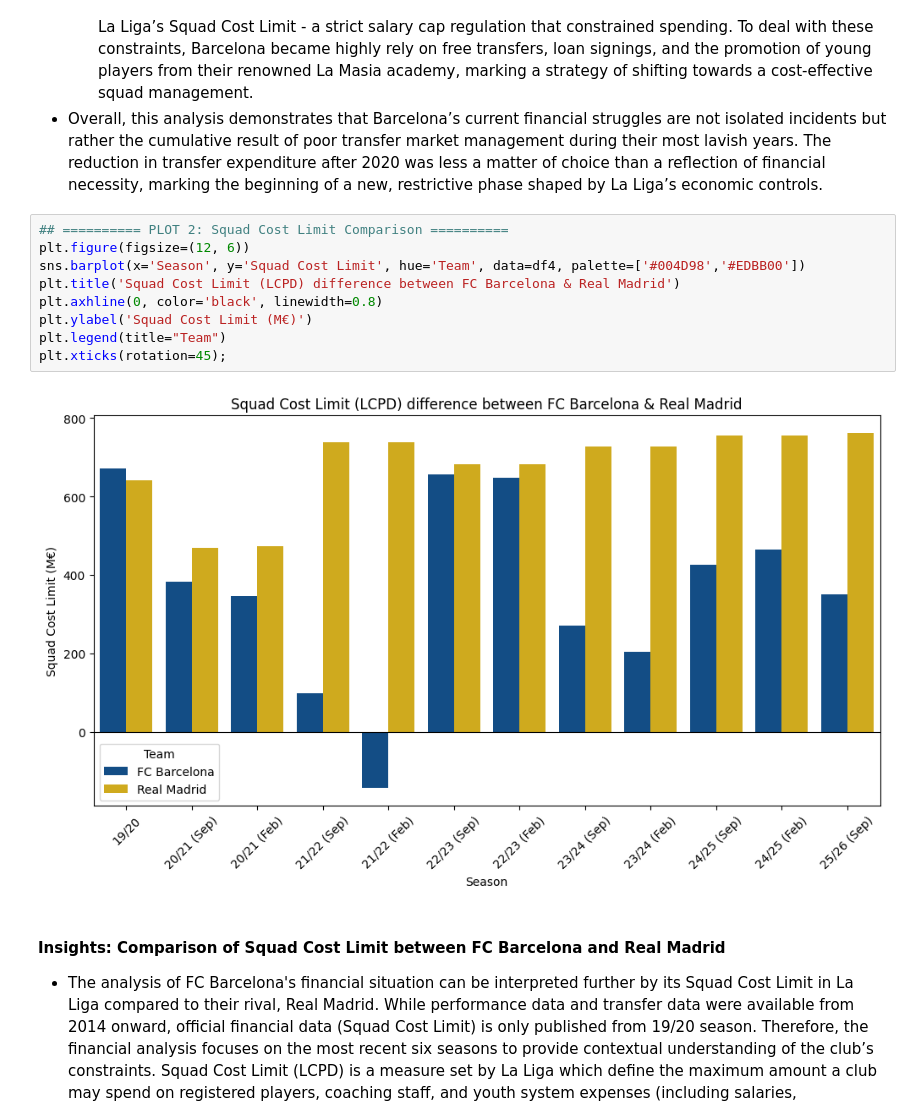
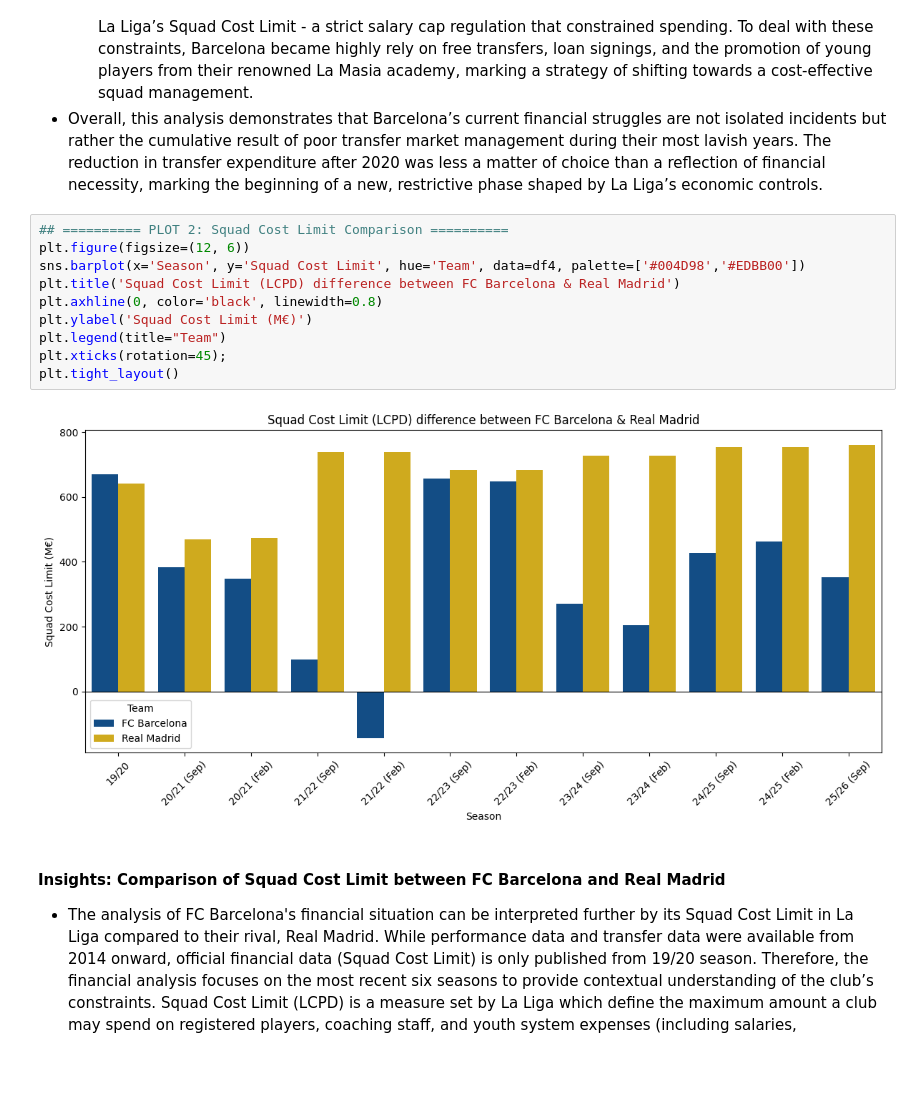
Before and after one commit to linhtran1003/fc-barcelona-performance-analysis, a Jupyter notebook: FCB_performance_analysis.ipynb, the cells around one changed output. Saved outputs shown, nothing was run; the diff lists cells and outputs as text; blank space fills up the shorter version.

```diff
--- a/FCB_performance_analysis.ipynb
+++ b/FCB_performance_analysis.ipynb
@@ -178,14 +192,15 @@ plt.tight_layout()
 # %%
 ## ========== PLOT 2: Squad Cost Limit Comparison ==========
 plt.figure(figsize=(12, 6))
 sns.barplot(x='Season', y='Squad Cost Limit', hue='Team', data=df4, palette=['#004D98','#EDBB00'])
 plt.title('Squad Cost Limit (LCPD) difference between FC Barcelona & Real Madrid')
 plt.axhline(0, color='black', linewidth=0.8)
 plt.ylabel('Squad Cost Limit (M€)')
 plt.legend(title="Team")
 plt.xticks(rotation=45);
+plt.tight_layout()
 # %% [output]
-[figure, old version]
+[figure, new version]
 # %% [markdown]
 #### Insights: Comparison of Squad Cost Limit between FC Barcelona and Real Madrid
 - The analysis of FC Barcelona's financial situation can be interpreted further by its Squad Cost Limit in La Liga compared to their rival, Real Madrid. While performance data and transfer data were available from 2014 onward, official financial data (Squad Cost Limit) is only published from 19/20 season. Therefore, the financial analysis focuses on the most recent six seasons to provide contextual understanding of the club’s constraints. Squad Cost Limit (LCPD) is a measure set by La Liga which define the maximum amount a club may spend on registered players, coaching staff, and youth system expenses (including salaries, amortizations, and agent fees). La Liga is widely known for enforcing one of the strictest Financial Fair Play (FFP) regulations among Europe’s top leagues, compelling clubs to balance spending and revenue. Exceeding the Squad Cost Limit or violating FFP rules can trigger sanctions or restrictions on new signings, directly affecting on-pitch competitiveness.
```
Also changed, not shown: parts of 6 cells of this notebook.
